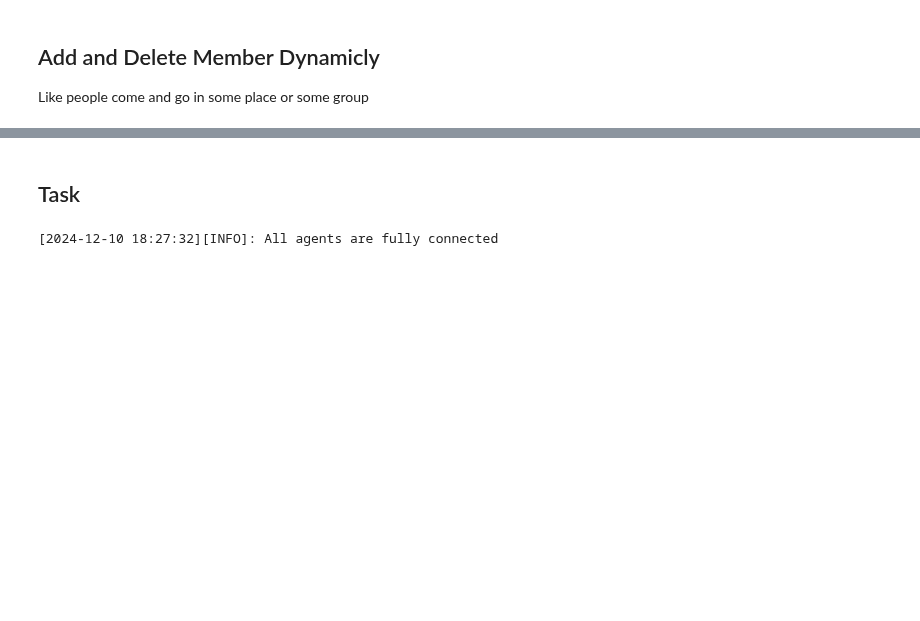
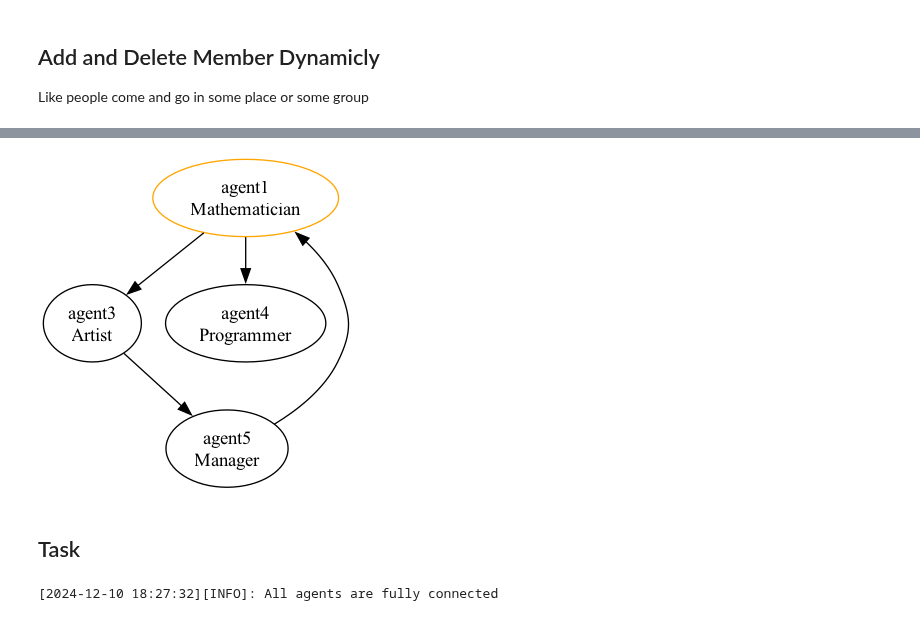
Before and after one commit to ZJCODE/Multi-Agent-Framework, a Jupyter notebook: dev/demo.ipynb, the cells around one changed output, grey strips where cells are left out. Saved outputs shown, nothing was run; the diff lists cells and outputs as text; code cells hidden in the pictures; blank space fills up the shorter version.

Commit message:
simplify handoff

```diff
--- a/dev/demo.ipynb
+++ b/dev/demo.ipynb
@@ -228,0 +263,6 @@ Image(g.draw_relations())
+# %%
+
+g.update_group_messages(Message(sender="user", action="talk", result="can you help me with math?"))
+next_agent = g.handoff(next_speaker_select_mode="auto2",include_current=True,model="gpt-4o-mini")
+Image(g.draw_relations())
+# %% [output]
@@ -229,3 +272,4 @@ Image(g.draw_relations())
+[figure, added]
 # %% [markdown]
 ## Task
 # %%
```
Also changed, not shown: parts of 13 cells of this notebook, 1 other file.
